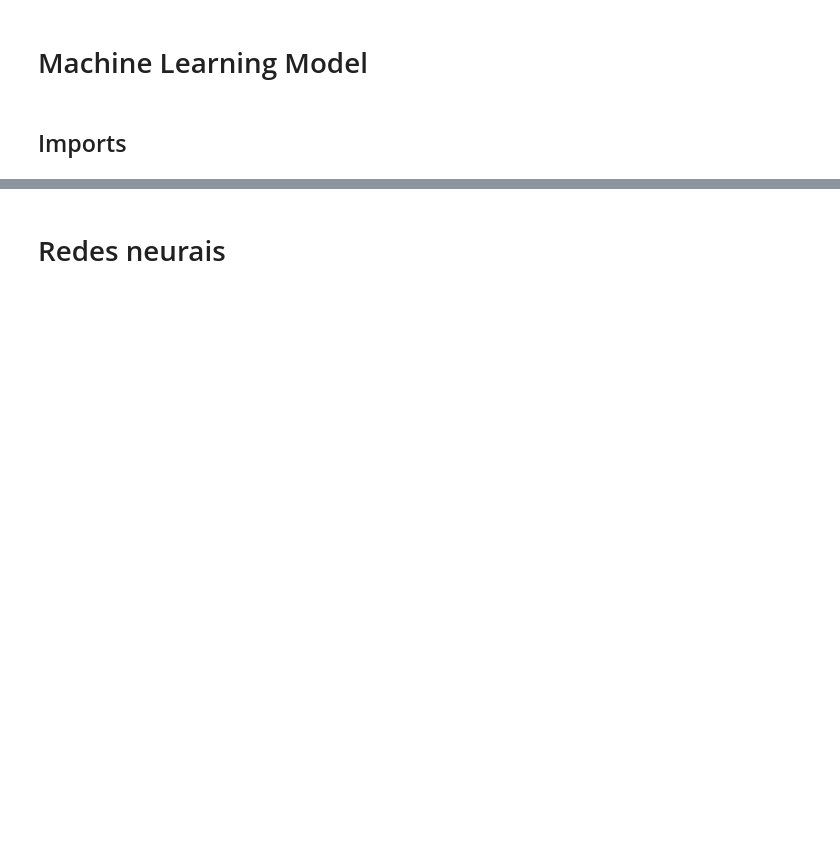
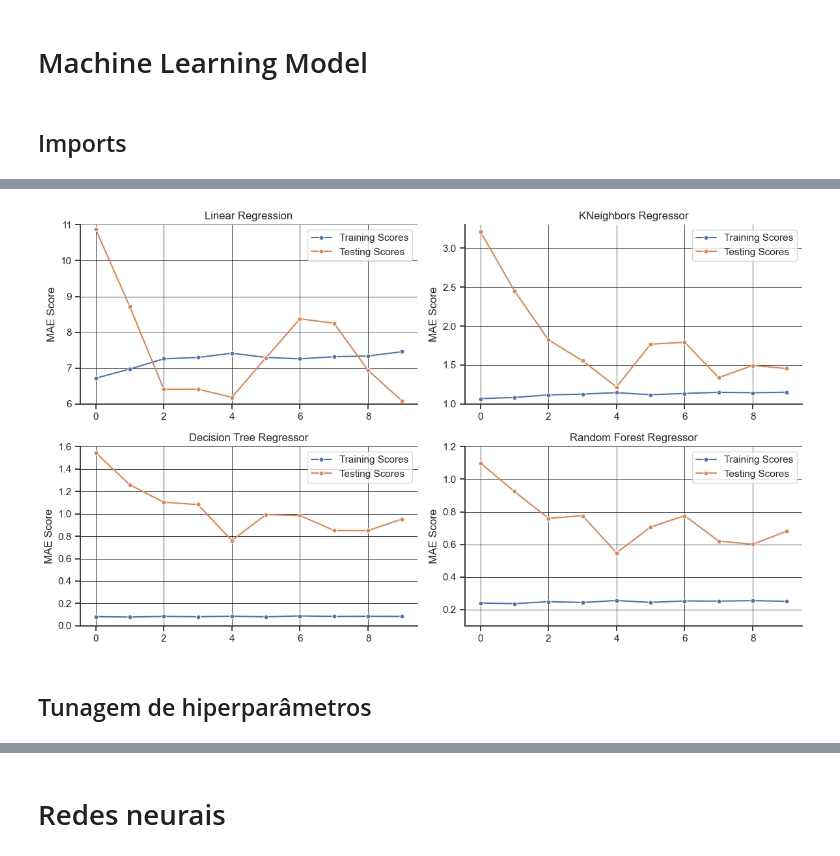
Before and after one commit to MatBrands/Data4All_Business-Case, a Jupyter notebook: main/notebooks/model.ipynb, the cells around one changed output, grey strips where cells are left out. Cells and saved outputs as stored; diff of their text form; code cells hidden in the pictures; blank space fills up the shorter version.

```diff
--- a/main/notebooks/model.ipynb
+++ b/main/notebooks/model.ipynb
@@ -60,9 +69,3 @@ preprocessor = ColumnTransformer(
-# %%
-def create_model(model, preprocessor = preprocessor) -> Pipeline:
-    return Pipeline(steps=[
-        ('preprocessor', preprocessor),
-        ("model", model)
-    ])
 # %%
 def create_scores(model_list: dict, train_x: pd.DataFrame, train_y: pd.Series, test_x: pd.DataFrame, test_y: pd.Series) -> pd.DataFrame:
     scores = {
@@ -299,0 +222,7 @@ plt.show()
+# %%
+plot_validation_curve(model_results, list(model_list.keys()), 'mae')
+plt.show()
+# %% [output]
+[figure, added]
+# %% [markdown]
+## Tunagem de hiperparâmetros
```
Also changed, not shown: parts of 57 cells of this notebook.
